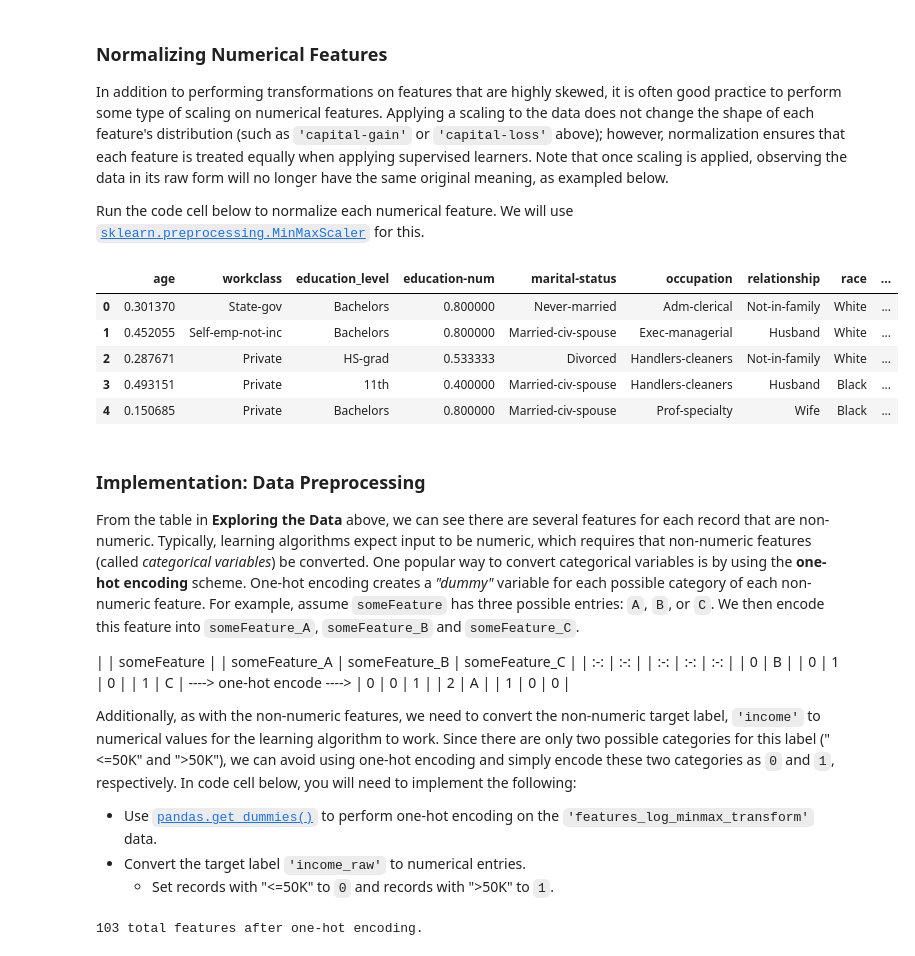
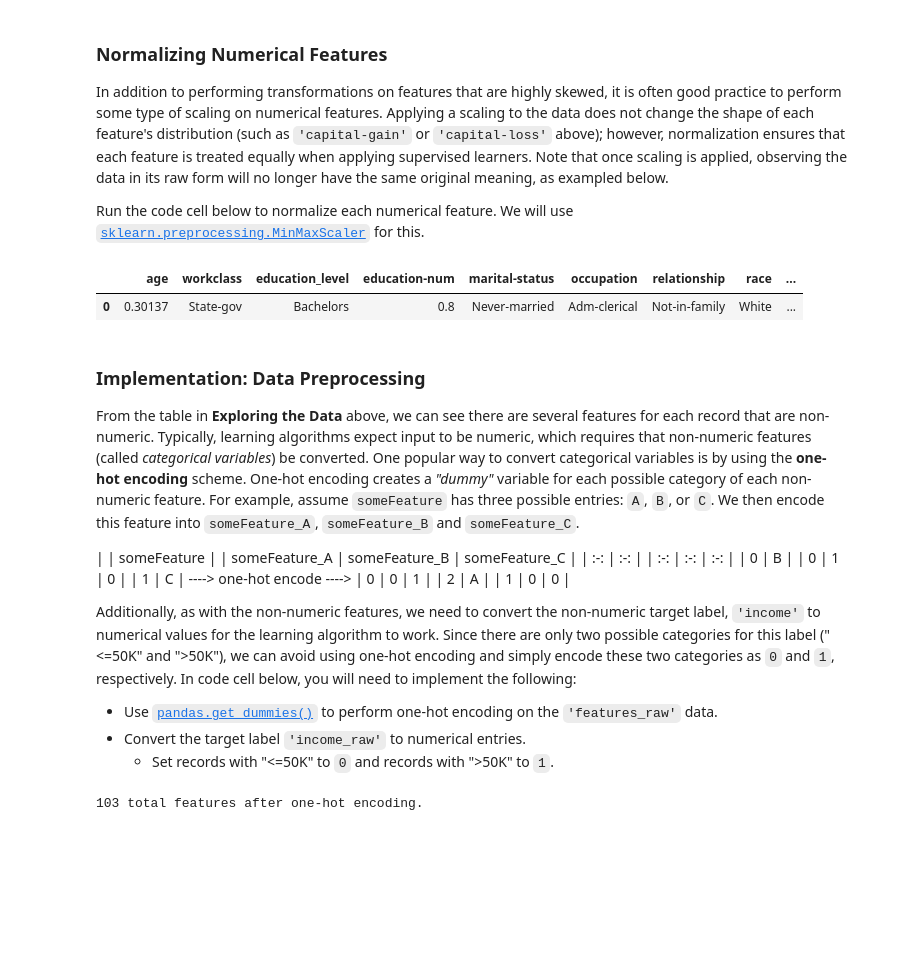
Before and after one commit to imayank/MachineLearning, a Jupyter notebook: projects/finding_donors/finding_donors.ipynb, the cells around one changed output. Saved outputs shown, nothing was run; the diff lists cells and outputs as text; code cells hidden in the pictures; blank space fills up the shorter version.

```diff
--- a/projects/finding_donors/finding_donors.ipynb
+++ b/projects/finding_donors/finding_donors.ipynb
@@ -112,11 +96,10 @@ Run the code cell below to perform a transformation on the data and visualize th
 # %%
 # Log-transform the skewed features
 skewed = ['capital-gain', 'capital-loss']
-features_log_transformed = pd.DataFrame(data = features_raw)
-features_log_transformed[skewed] = features_raw[skewed].apply(lambda x: np.log(x + 1))
+features_raw[skewed] = data[skewed].apply(lambda x: np.log(x + 1))
 
 # Visualize the new log distributions
-vs.distribution(features_log_transformed, transformed = True)
+vs.distribution(features_raw, transformed = True)
 # %% [output]
 [figure]
 # %% [markdown]
@@ -127,23 +110,17 @@ Run the code cell below to normalize each numerical feature. We will use [`sklea
 # %%
 # Import sklearn.preprocessing.StandardScaler
 from sklearn.preprocessing import MinMaxScaler
 
 # Initialize a scaler, then apply it to the features
-scaler = MinMaxScaler() # default=(0, 1)
+scaler = MinMaxScaler()
 numerical = ['age', 'education-num', 'capital-gain', 'capital-loss', 'hours-per-week']
-
-features_log_minmax_transform = pd.DataFrame(data = features_log_transformed)
-features_log_minmax_transform[numerical] = scaler.fit_transform(features_log_transformed[numerical])
+features_raw[numerical] = scaler.fit_transform(features_raw[numerical])
 
 # Show an example of a record with scaling applied
-display(features_log_minmax_transform.head(n = 5))
+display(features_raw.head(n = 1))
 # %% [output]
 |  | age | workclass | education_level | education-num | marital-status | occupation | relationship | race | ... |
-| 0 | 0.301370 | State-gov | Bachelors | 0.800000 | Never-married | Adm-clerical | Not-in-family | White | ... |
-| 1 | 0.452055 | Self-emp-not-inc | Bachelors | 0.800000 | Married-civ-spouse | Exec-managerial | Husband | White | ... |
-| 2 | 0.287671 | Private | HS-grad | 0.533333 | Divorced | Handlers-cleaners | Not-in-family | White | ... |
-| 3 | 0.493151 | Private | 11th | 0.400000 | Married-civ-spouse | Handlers-cleaners | Husband | Black | ... |
-| 4 | 0.150685 | Private | Bachelors | 0.800000 | Married-civ-spouse | Prof-specialty | Wife | Black | ... |
+| 0 | 0.30137 | State-gov | Bachelors | 0.8 | Never-married | Adm-clerical | Not-in-family | White | ... |
 # %% [markdown]
 ### Implementation: Data Preprocessing
 
@@ -156,7 +133,7 @@ From the table in **Exploring the Data** above, we can see there are several fea
 | 2 |  A  |  | 1 | 0 | 0 |
 
 Additionally, as with the non-numeric features, we need to convert the non-numeric target label, `'income'` to numerical values for the learning algorithm to work. Since there are only two possible categories for this label ("<=50K" and ">50K"), we can avoid using one-hot encoding and simply encode these two categories as `0` and `1`, respectively. In code cell below, you will need to implement the following:
- - Use [`pandas.get_dummies()`](http://pandas.pydata.org/pandas-docs/stable/generated/pandas.get_dummies.html?highlight=get_dummies#pandas.get_dummies) to perform one-hot encoding on the `'features_log_minmax_transform'` data.
+ - Use [`pandas.get_dummies()`](http://pandas.pydata.org/pandas-docs/stable/generated/pandas.get_dummies.html?highlight=get_dummies#pandas.get_dummies) to perform one-hot encoding on the `'features_raw'` data.
  - Convert the target label `'income_raw'` to numerical entries.
    - Set records with "<=50K" to `0` and records with ">50K" to `1`.
 # %%
```
Also changed, not shown: parts of 39 cells of this notebook, 45 other files.
